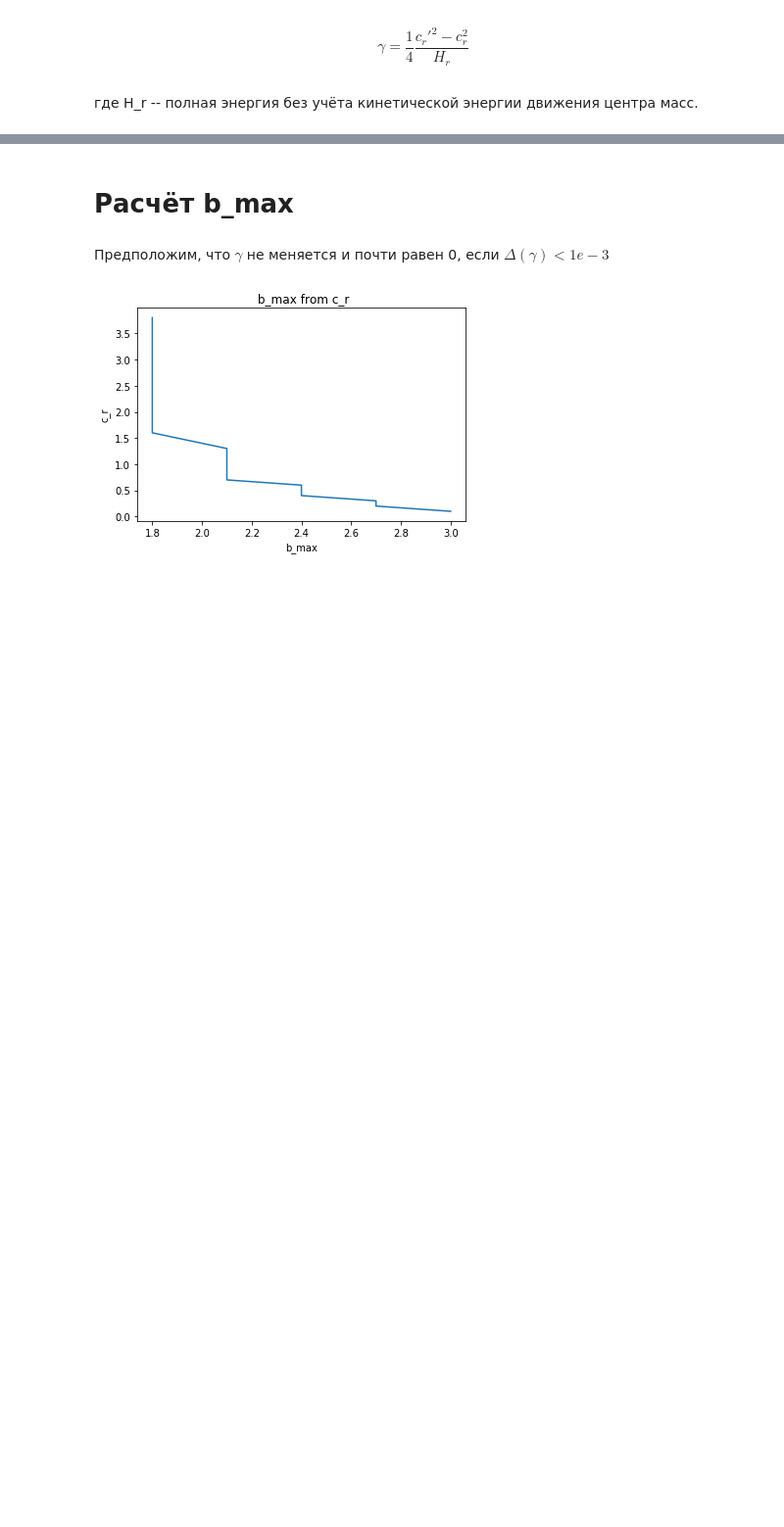
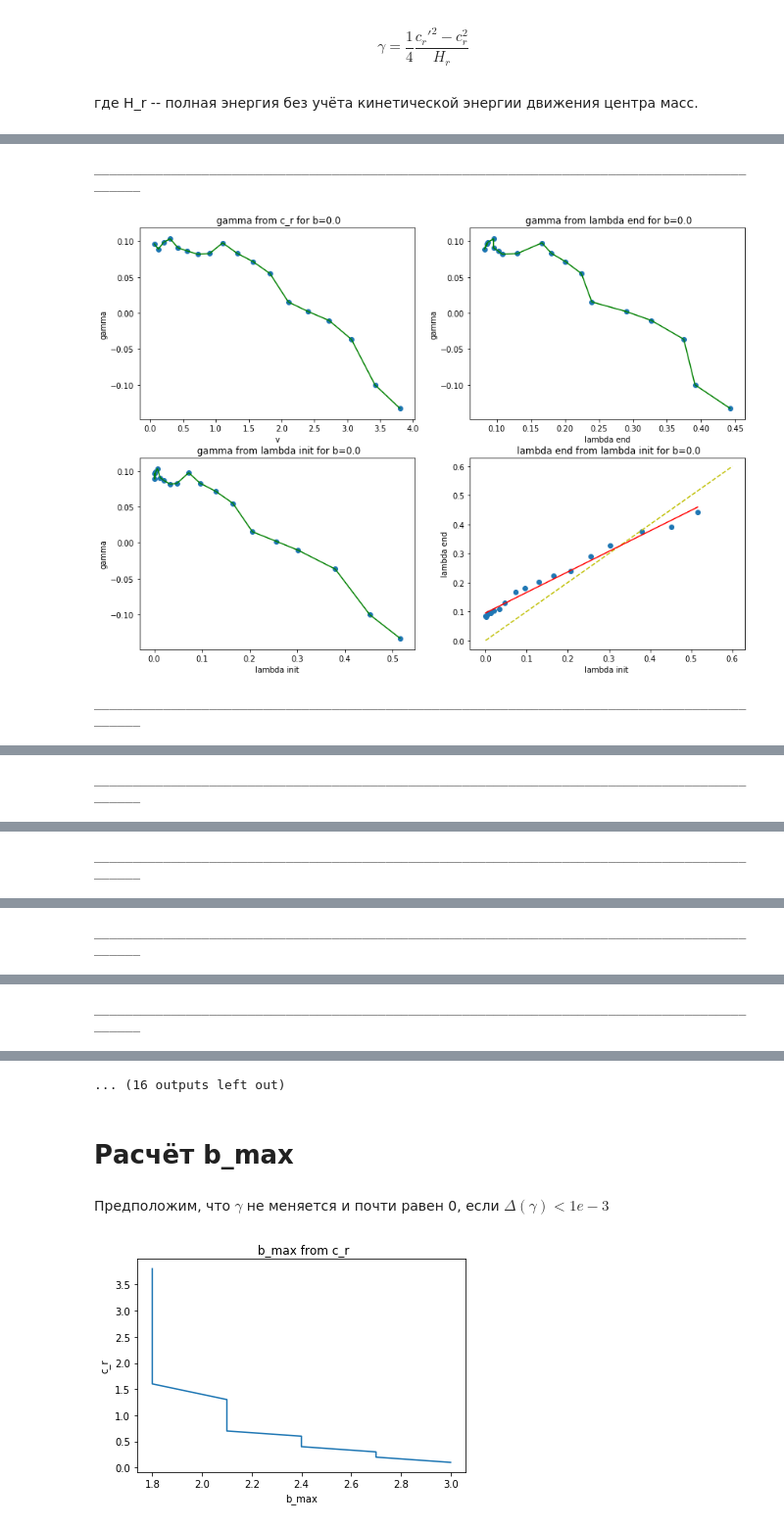
Before and after one commit to VitaliyRakitin/Diploma, a Jupyter notebook: alpha1000.ipynb, the cells around one changed output, grey strips where cells are left out. Shown at 98% size. Saved outputs shown, nothing was run; the diff lists cells and outputs as text; code cells hidden in the pictures; blank space fills up the shorter version.

```diff
--- a/alpha1000.ipynb
+++ b/alpha1000.ipynb
@@ -230,0 +192,45 @@ for v in sorted(result_v.keys()):
+# %%
+for b in sorted(result_b.keys()):
+    print ("___________________________________________________________________________________________")
+    plt.figure(1, figsize=(14,10))
+
+    plt.subplot(221)
+    plt.plot(result_b[b]['v'],result_b[b]['a'], 'g-')
+    plt.scatter(result_b[b]['v'],result_b[b]['a'])
+    plt.xlabel('v')
+    plt.ylabel('gamma')
+    plt.title(' gamma from c_r for b={0}'.format(b))
+
+    plt.subplot(222)
+    plt.plot(result_b[b]['l2'],result_b[b]['a'], 'g-')
+    plt.scatter(result_b[b]['l2'],result_b[b]['a'])
+    plt.xlabel('lambda end')
+    plt.ylabel('gamma')
+    plt.title(' gamma from lambda end for b={0}'.format(b))
+
+    plt.subplot(223)
+    plt.plot(result_b[b]['l1'],result_b[b]['a'], 'g-')
+    plt.scatter(result_b[b]['l1'],result_b[b]['a'])
+    plt.xlabel('lambda init')
+    plt.ylabel('gamma')
+    plt.title(' gamma from lambda init for b={0}'.format(b))
+
+    plt.subplot(224)
+    #plt.plot(result_b[b]['l1'],result_b[b]['l2'], 'g-')
+    plt.scatter(result_b[b]['l1'],result_b[b]['l2'])
+    plt.plot([0,0.6],[0,0.6], 'y--')
+
+
+    fit = np.polyfit(result_b[b]['l1'],result_b[b]['l2'],1)
+    fit_fn = np.poly1d(fit)
+
+    plt.plot(result_b[b]['l1'], fit_fn(result_b[b]['l1']), 'r-')
+
+    plt.xlabel('lambda init ')
+    plt.ylabel('lambda end')
+    plt.title(' lambda end from lambda init for b={0}'.format(b))
+    plt.show()
+# %% [output]
+___________________________________________________________________________________________
+[figure, added]
+___________________________________________________________________________________________
@@ -230,0 +238 @@ for v in sorted(result_v.keys()):
+___________________________________________________________________________________________
@@ -230,0 +240 @@ for v in sorted(result_v.keys()):
+___________________________________________________________________________________________
@@ -230,0 +242 @@ for v in sorted(result_v.keys()):
+___________________________________________________________________________________________
@@ -230,0 +244 @@ for v in sorted(result_v.keys()):
+___________________________________________________________________________________________
@@ -231,3 +246,4 @@ for v in sorted(result_v.keys()):
+... (16 outputs left out)
 # %% [markdown]
 # Расчёт b_max
 # %% [markdown]
```
Also changed, not shown: parts of 14 cells of this notebook, 1 other file.
